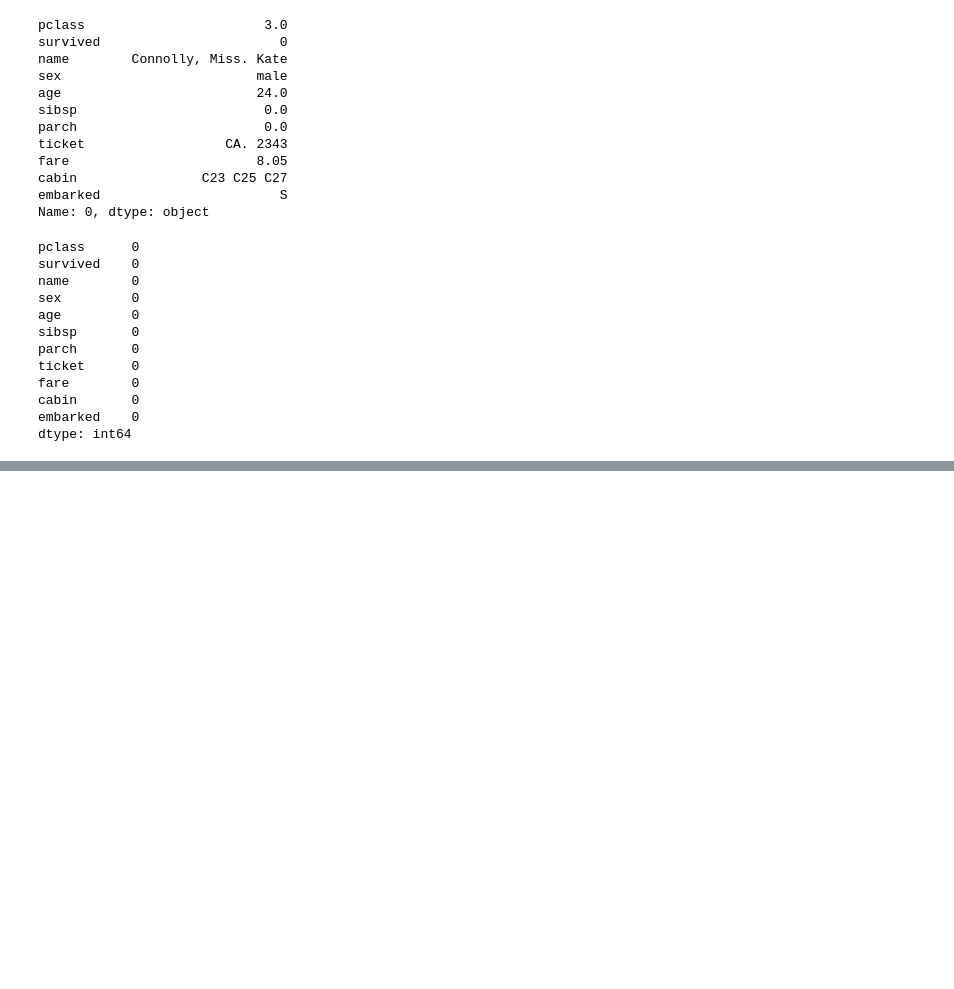
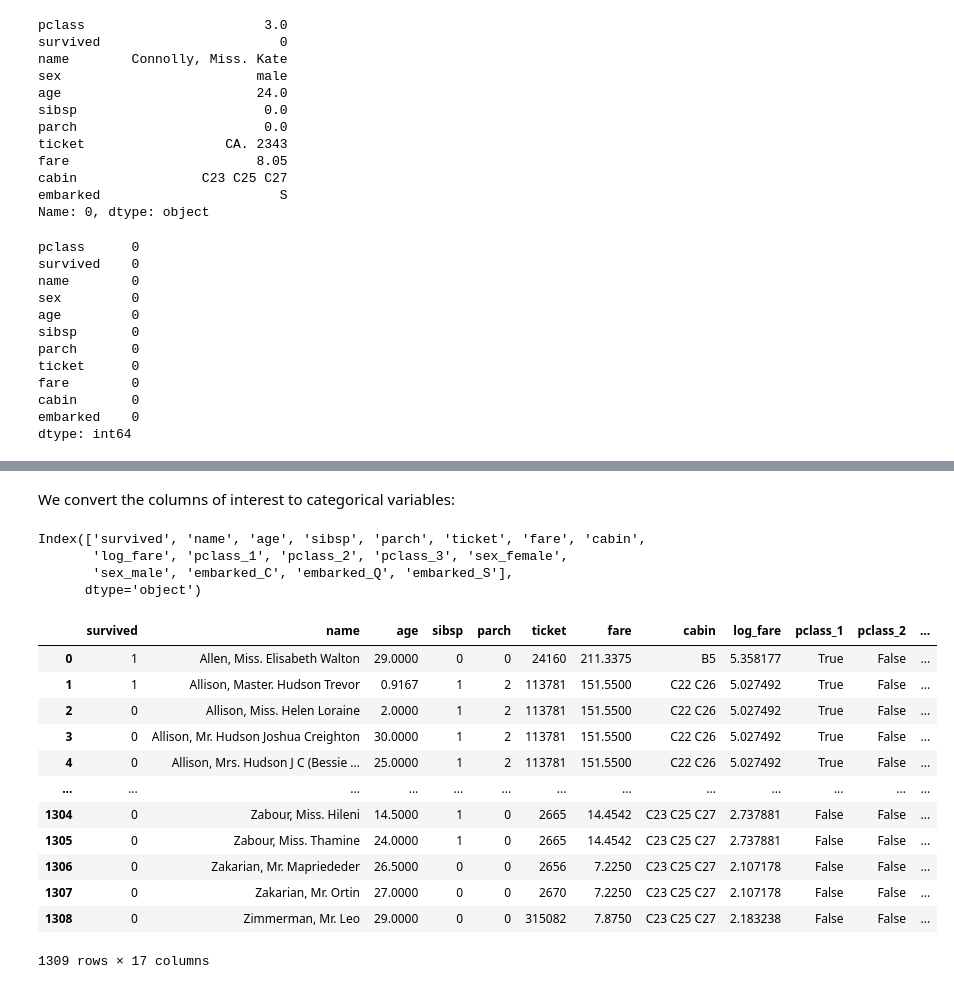
Before and after one commit to jamieoliver/titanic-dataset-2410, a Jupyter notebook: prepare-dataset-openml.ipynb, the cells around one changed output, grey strips where cells are left out. Saved outputs shown, nothing was run; the diff lists cells and outputs as text; code cells hidden in the pictures; blank space fills up the shorter version.

```diff
--- a/prepare-dataset-openml.ipynb
+++ b/prepare-dataset-openml.ipynb
@@ -90,0 +136,10 @@ dtype: int64
+# %% [markdown]
+We convert the columns of interest to categorical variables:
+# %%
+data = pd.get_dummies(data, columns=['pclass', 'sex', 'embarked'])
+data.columns
+# %% [output]
+Index(['survived', 'name', 'age', 'sibsp', 'parch', 'ticket', 'fare', 'cabin',
+       'log_fare', 'pclass_1', 'pclass_2', 'pclass_3', 'sex_female',
+       'sex_male', 'embarked_C', 'embarked_Q', 'embarked_S'],
+      dtype='object')
@@ -90,0 +148,16 @@ dtype: int64
+# %%
+data
+# %% [output]
+|  | survived | name | age | sibsp | parch | ticket | fare | cabin | log_fare | pclass_1 | pclass_2 | ... |
+| 0 | 1 | Allen, Miss. Elisabeth Walton | 29.0000 | 0 | 0 | 24160 | 211.3375 | B5 | 5.358177 | True | False | ... |
+| 1 | 1 | Allison, Master. Hudson Trevor | 0.9167 | 1 | 2 | 113781 | 151.5500 | C22 C26 | 5.027492 | True | False | ... |
+| 2 | 0 | Allison, Miss. Helen Loraine | 2.0000 | 1 | 2 | 113781 | 151.5500 | C22 C26 | 5.027492 | True | False | ... |
+| 3 | 0 | Allison, Mr. Hudson Joshua Creighton | 30.0000 | 1 | 2 | 113781 | 151.5500 | C22 C26 | 5.027492 | True | False | ... |
+| 4 | 0 | Allison, Mrs. Hudson J C (Bessie ... | 25.0000 | 1 | 2 | 113781 | 151.5500 | C22 C26 | 5.027492 | True | False | ... |
+| ... | ... | ... | ... | ... | ... | ... | ... | ... | ... | ... | ... | ... |
+| 1304 | 0 | Zabour, Miss. Hileni | 14.5000 | 1 | 0 | 2665 | 14.4542 | C23 C25 C27 | 2.737881 | False | False | ... |
+| 1305 | 0 | Zabour, Miss. Thamine | 24.0000 | 1 | 0 | 2665 | 14.4542 | C23 C25 C27 | 2.737881 | False | False | ... |
+| 1306 | 0 | Zakarian, Mr. Mapriededer | 26.5000 | 0 | 0 | 2656 | 7.2250 | C23 C25 C27 | 2.107178 | False | False | ... |
+| 1307 | 0 | Zakarian, Mr. Ortin | 27.0000 | 0 | 0 | 2670 | 7.2250 | C23 C25 C27 | 2.107178 | False | False | ... |
+| 1308 | 0 | Zimmerman, Mr. Leo | 29.0000 | 0 | 0 | 315082 | 7.8750 | C23 C25 C27 | 2.183238 | False | False | ... |
+1309 rows × 17 columns
```
Also changed, not shown: parts of 11 cells of this notebook, 1 other file.
